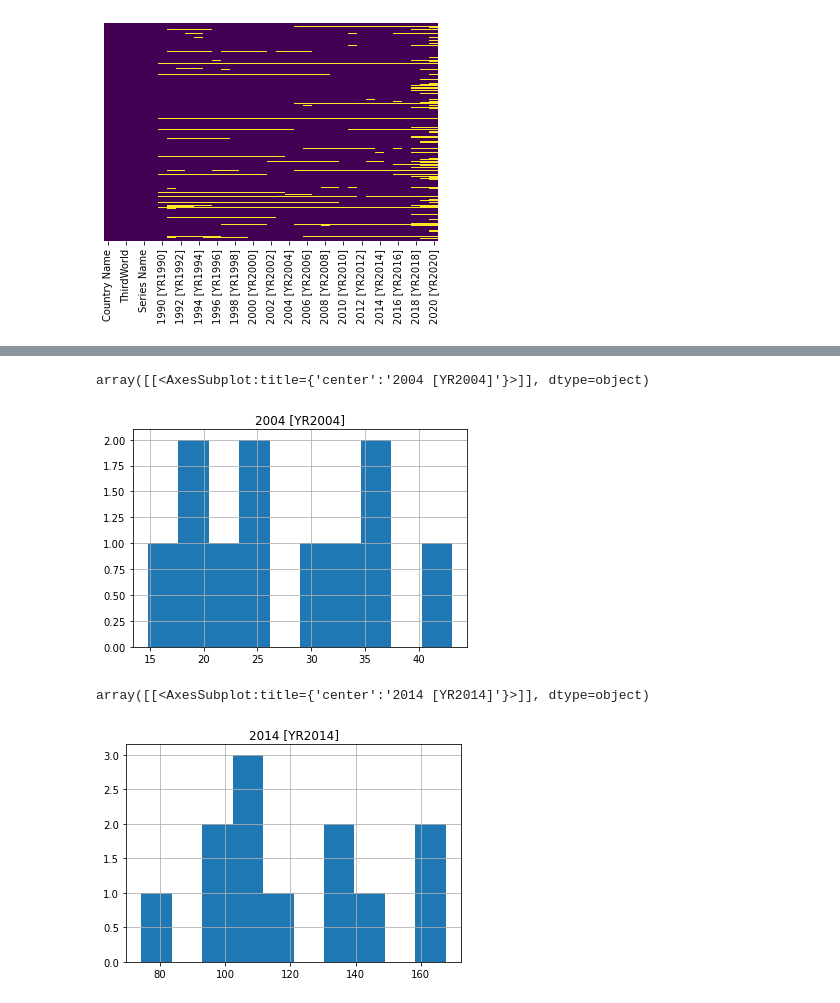
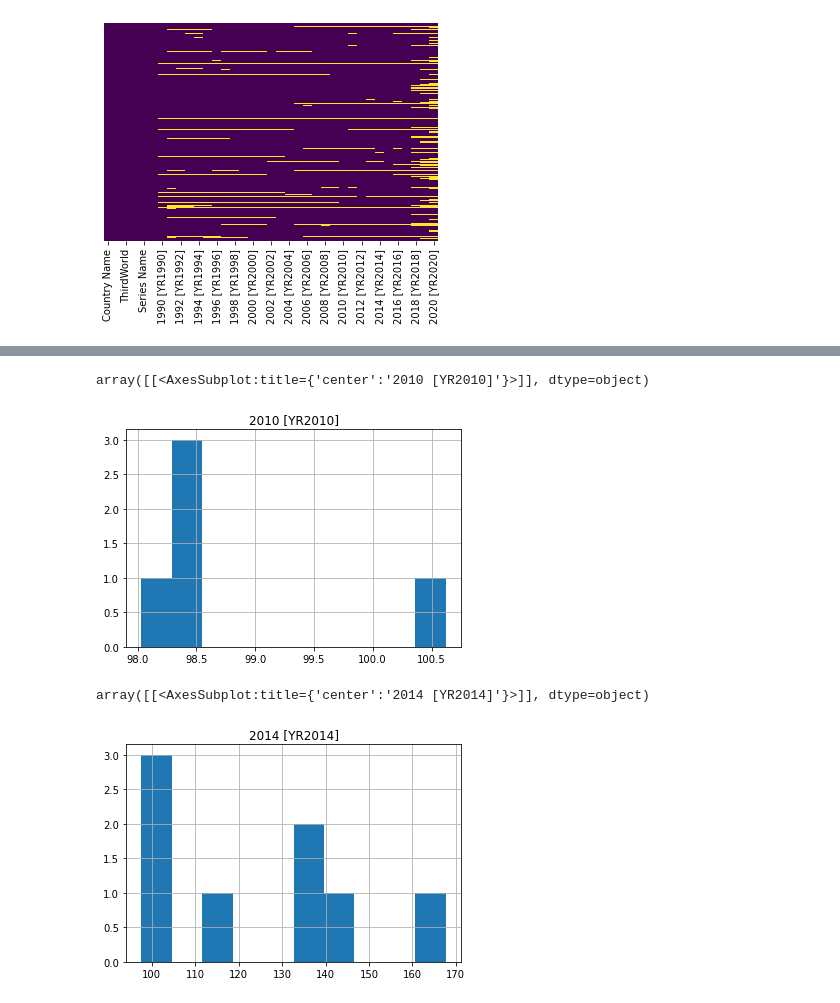
Before and after one commit to pant411/Pant_Stat_Asign1, a Jupyter notebook: assign1_part2_1.ipynb, the cells around one changed output, grey strips where cells are left out. Drawn from its saved outputs; the diff is of its cells as text; code cells hidden in the pictures.

```diff
--- a/assign1_part2_1.ipynb
+++ b/assign1_part2_1.ipynb
@@ -881,3 +761,6 @@ sns.heatmap(mobile1.isnull(),yticklabels=False,cbar=False,cmap='viridis')
 # %% [output]
 <AxesSubplot:>
 [figure]
+# %%
+mobile1 = mobile1.dropna()
+mobile1
@@ -1017,5 +900,5 @@ array([[<AxesSubplot:title={'center':'2004 [YR2004]'}>]], dtype=object)
 # %%
-SA_mobile_without_2004 = mobile1[mobile1.Region=="South America"]
-SA_mobile_without_2004 = SA_mobile_without_2004[["Country Name","Region","2004 [YR2004]"]]
-SA_mobile_without_2004
+SA_mobile_without_2010 = mobile1[mobile1.Region=="South America"]
+SA_mobile_without_2010 = SA_mobile_without_2010[["Country Name","Region","2010 [YR2010]"]]
+SA_mobile_without_2010
 # %% [output]
@@ -1035,7 +914,7 @@ SA_mobile_without_2004
 # %%
-upper, lower = outliers(SA_mobile_without_2004, "2004 [YR2004]")
+upper, lower = outliers(SA_mobile_without_2010, "2010 [YR2010]")
 print("Upper whisker: ", upper)
 print("Lower Whisker: ", lower)
-SA_mobile_without_2004 = SA_mobile_without_2004[(SA_mobile_without_2004["2004 [YR2004]"] > lower) & (SA_mobile_without_2004["2004 [YR2004]"] < upper)]
-SA_mobile_without_2004
+SA_mobile_without_2010 = SA_mobile_without_2010[(SA_mobile_without_2010["2010 [YR2010]"] > lower) & (SA_mobile_without_2010["2010 [YR2010]"] < upper)]
+SA_mobile_without_2010
 # %% [output]
@@ -1056,15 +929,15 @@ Lower Whisker:  2.7070131774999986
 # %%
-SA_mobile_without_2004.hist()
+SA_mobile_without_2010.hist()
 # %% [output]
-array([[<AxesSubplot:title={'center':'2004 [YR2004]'}>]], dtype=object)
+array([[<AxesSubplot:title={'center':'2010 [YR2010]'}>]], dtype=object)
-[figure, old version]
+[figure, new version]
 # %%
 #South America 2014 with outliers
 # %%
 mobile1[mobile1.Region=="South America"].hist(column='2014 [YR2014]')
 # %% [output]
 array([[<AxesSubplot:title={'center':'2014 [YR2014]'}>]], dtype=object)
-[figure, old version]
+[figure, new version]
 # %%
 #South America 2014 without outliers
 # %%
```
Also changed, not shown: parts of 90 cells of this notebook, 14 other files.
